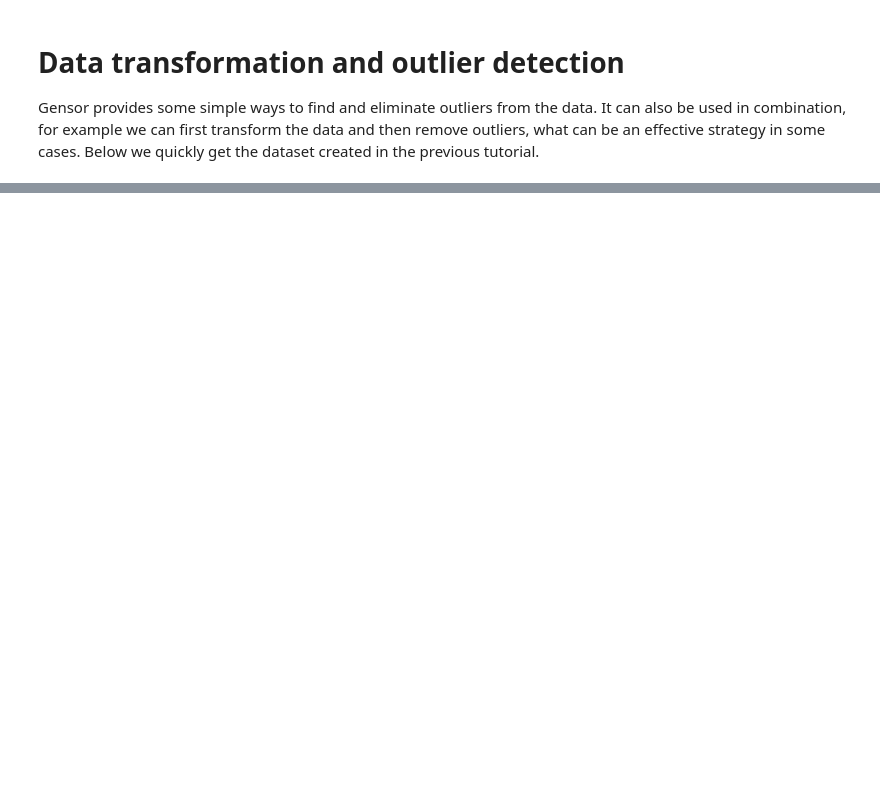
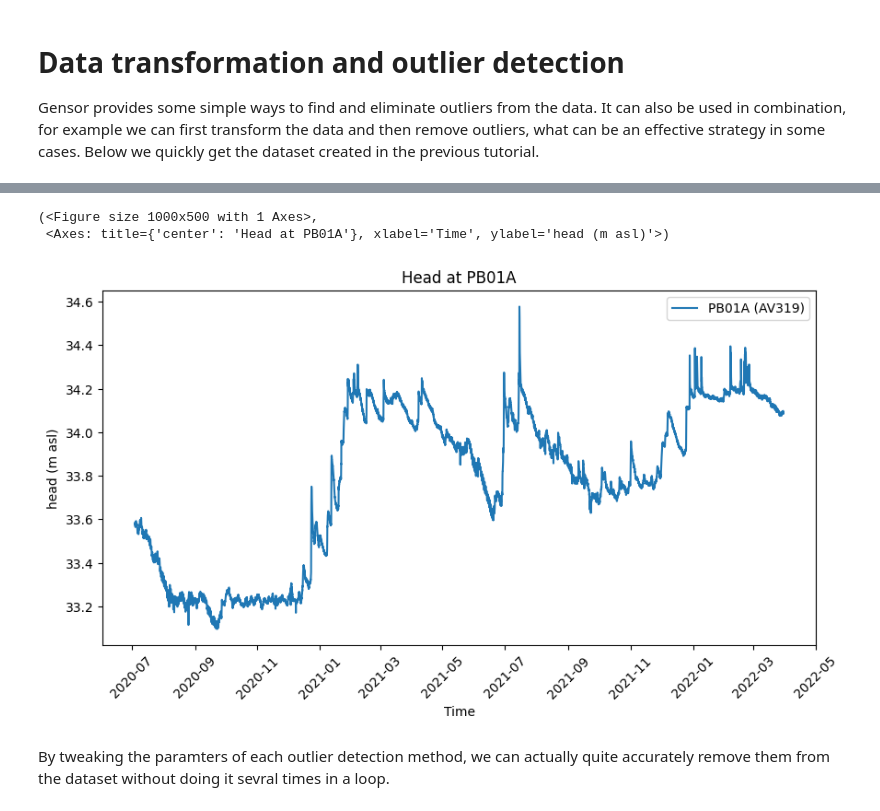
Before and after one commit to zawadzkim/gensor, a Jupyter notebook: docs/notebooks/001-transformation-and-outliers.ipynb, the cells around one changed output, grey strips where cells are left out. Cells and saved outputs as stored; diff of their text form; code cells hidden in the pictures; blank space fills up the shorter version.

```diff
--- a/docs/notebooks/001-transformation-and-outliers.ipynb
+++ b/docs/notebooks/001-transformation-and-outliers.ipynb
@@ -59,0 +92,10 @@ Timeseries object has a few options to transform the data in case you need to pe
+# %%
+masked = ts.mask_with(ts_identified_outliers.outliers)
+# %%
+masked.plot()
+# %% [output]
+(<Figure size 1000x500 with 1 Axes>,
+ <Axes: title={'center': 'Head at PB01A'}, xlabel='Time', ylabel='head (m asl)'>)
+[figure, added]
+# %% [markdown]
+By tweaking the paramters of each outlier detection method, we can actually quite accurately remove them from the dataset without doing it sevral times in a loop.
```
Also changed, not shown: parts of 6 cells of this notebook, 11 other files.
